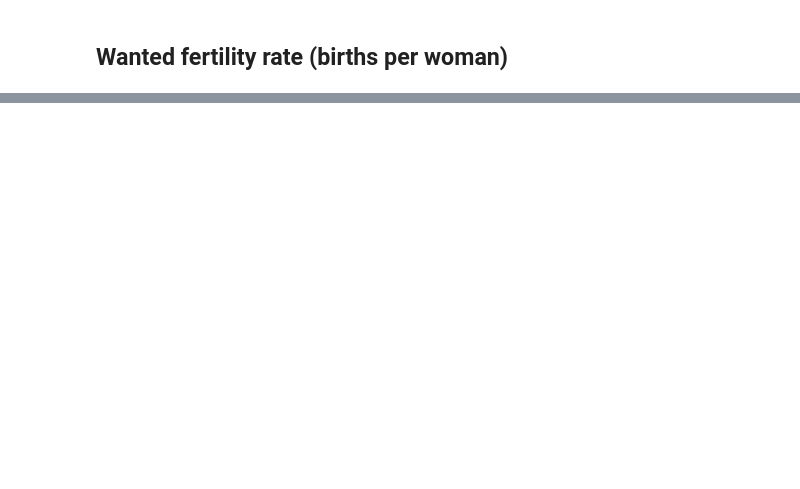
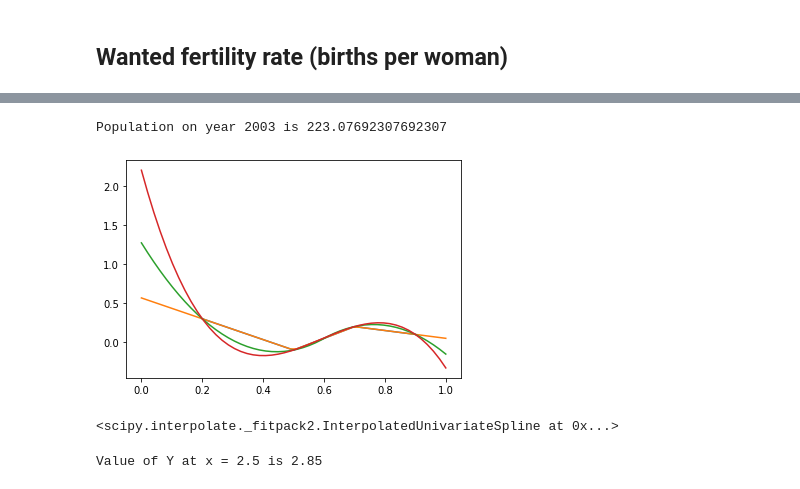
Before and after one commit to Brakions/Streamlit_test, a Jupyter notebook: test.ipynb, the cells around one changed output, grey strips where cells are left out. Drawn from its saved outputs; the diff is of its cells as text; code cells hidden in the pictures; blank space fills up the shorter version.

```diff
--- a/test.ipynb
+++ b/test.ipynb
@@ -545,0 +725,18 @@ wb.series.info()
+# %%
+
+
+def interpolation(d, x):
+    output = d[0][1] + (x - d[0][0]) * ((d[1][1] - d[0][1])/(d[1][0] - d[0][0]))
+
+    return output
+
+# Driver Code
+data=[[2002, 200],[2015, 500]]
+
+year_x=2003
+
+# Finding the interpolation
+print("Population on year {} is".format(year_x),
+             interpolation(data, year_x))
+# %% [output]
+Population on year 2003 is 223.07692307692307
@@ -545,0 +747,26 @@ wb.series.info()
+# %%
+# given values
+xi = np.array([0.2, 0.5, 0.7, 0.9])
+yi = np.array([0.3, -0.1, 0.2, 0.1])
+# positions to inter/extrapolate
+x = np.linspace(0,1,50)
+# spline order: 1 linear, 2 quadratic, 3 cubic ...
+order = 1
+# do inter/extrapolation
+s = InterpolatedUnivariateSpline(xi, yi, k=order)
+y = s(x)
+
+# example showing the interpolation for linear, quadratic and cubic interpolation
+plt.figure()
+plt.plot(xi,yi)
+for order in range(1,4):
+    s = InterpolatedUnivariateSpline(xi, yi, k=order)
+    y = s(x)
+    plt.plot(x,y)
+plt.show()
+# %% [output]
+[figure, added]
+# %%
+s
+# %% [output]
+<scipy.interpolate._fitpack2.InterpolatedUnivariateSpline at 0x...>
@@ -545,0 +790,17 @@ wb.series.info()
+# %%
+# Implementation of Linear Interpolation using Python3 code
+# Importing library
+from scipy.interpolate import interp1d
+
+X = [1,2,3,4,5] # random x values
+Y = [11,2.2,3.5,-88,1] # random y values
+
+# test value
+interpolate_x = 2.5
+
+# Finding the interpolation
+y_interp = interp1d(X, Y)
+print("Value of Y at x = {} is".format(interpolate_x),
+      y_interp(interpolate_x))
+# %% [output]
+Value of Y at x = 2.5 is 2.85
```
Also changed, not shown: parts of 41 cells of this notebook, 10 other files.
